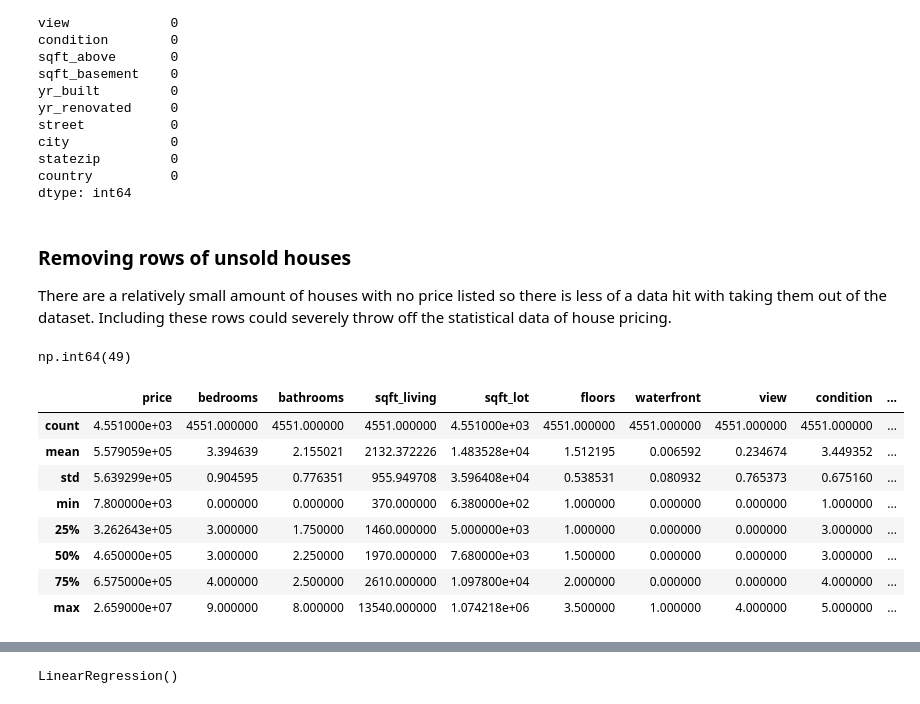
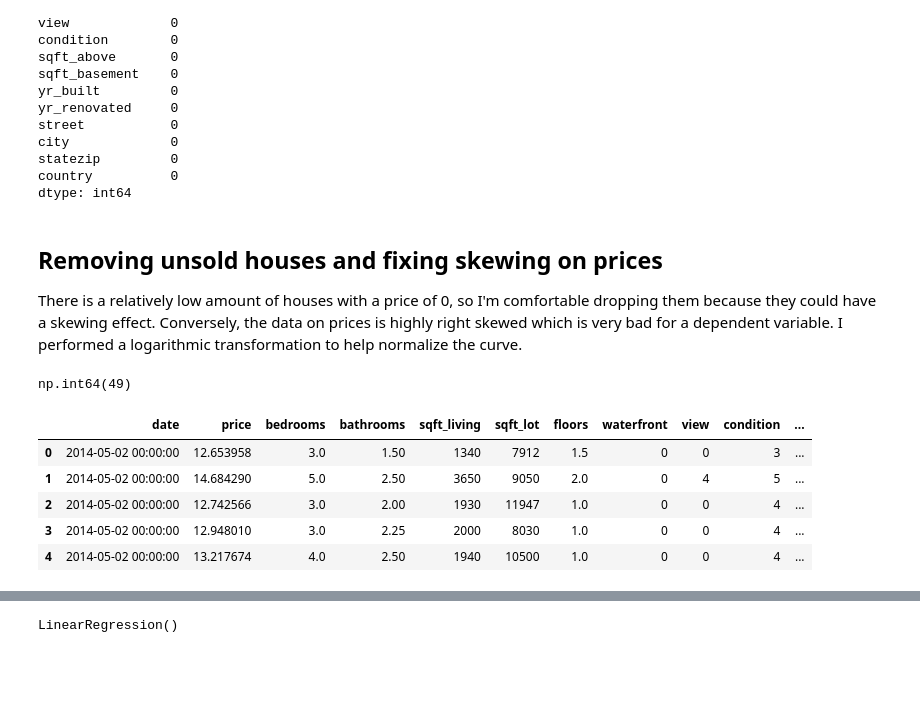
Before and after one commit to Eveybushell/Assignment2, a Jupyter notebook: Assignment_2.ipynb, the cells around one changed output, grey strips where cells are left out. Drawn from its saved outputs; the diff is of its cells as text; code cells hidden in the pictures; blank space fills up the shorter version.

```diff
--- a/Assignment_2.ipynb
+++ b/Assignment_2.ipynb
@@ -79,23 +80,22 @@ city             0
 statezip         0
 country          0
 dtype: int64
-# %% [markdown]
-### Removing rows of unsold houses
-There are a relatively small amount of houses with no price listed so there is less of a data hit with taking them out of the dataset. Including these rows could severely throw off the statistical data of house pricing.
+# %% [markdown]
+## Removing unsold houses and fixing skewing on prices
+
+There is a relatively low amount of houses with a price of 0, so I'm comfortable dropping them because they could have a skewing effect. Conversely, the data on prices is highly right skewed which is very bad for a dependent variable. I performed a logarithmic transformation to help normalize the curve.
 # %%
 (df['price'] == 0).sum()
 # %% [output]
 np.int64(49)
 # %%
 cleaned_df = df[df['price']>0]
-cleaned_df.describe()
+cleaned_df.loc[:,'price'] = np.log(cleaned_df.loc[:,'price'])
+cleaned_df.head()
 # %% [output]
-|  | price | bedrooms | bathrooms | sqft_living | sqft_lot | floors | waterfront | view | condition | ... |
-| count | 4.551000e+03 | 4551.000000 | 4551.000000 | 4551.000000 | 4.551000e+03 | 4551.000000 | 4551.000000 | 4551.000000 | 4551.000000 | ... |
-| mean | 5.579059e+05 | 3.394639 | 2.155021 | 2132.372226 | 1.483528e+04 | 1.512195 | 0.006592 | 0.234674 | 3.449352 | ... |
-| std | 5.639299e+05 | 0.904595 | 0.776351 | 955.949708 | 3.596408e+04 | 0.538531 | 0.080932 | 0.765373 | 0.675160 | ... |
-| min | 7.800000e+03 | 0.000000 | 0.000000 | 370.000000 | 6.380000e+02 | 1.000000 | 0.000000 | 0.000000 | 1.000000 | ... |
-| 25% | 3.262643e+05 | 3.000000 | 1.750000 | 1460.000000 | 5.000000e+03 | 1.000000 | 0.000000 | 0.000000 | 3.000000 | ... |
-| 50% | 4.650000e+05 | 3.000000 | 2.250000 | 1970.000000 | 7.680000e+03 | 1.500000 | 0.000000 | 0.000000 | 3.000000 | ... |
-| 75% | 6.575000e+05 | 4.000000 | 2.500000 | 2610.000000 | 1.097800e+04 | 2.000000 | 0.000000 | 0.000000 | 4.000000 | ... |
-| max | 2.659000e+07 | 9.000000 | 8.000000 | 13540.000000 | 1.074218e+06 | 3.500000 | 1.000000 | 4.000000 | 5.000000 | ... |
+|  | date | price | bedrooms | bathrooms | sqft_living | sqft_lot | floors | waterfront | view | condition | ... |
+| 0 | 2014-05-02 00:00:00 | 12.653958 | 3.0 | 1.50 | 1340 | 7912 | 1.5 | 0 | 0 | 3 | ... |
+| 1 | 2014-05-02 00:00:00 | 14.684290 | 5.0 | 2.50 | 3650 | 9050 | 2.0 | 0 | 4 | 5 | ... |
+| 2 | 2014-05-02 00:00:00 | 12.742566 | 3.0 | 2.00 | 1930 | 11947 | 1.0 | 0 | 0 | 4 | ... |
+| 3 | 2014-05-02 00:00:00 | 12.948010 | 3.0 | 2.25 | 2000 | 8030 | 1.0 | 0 | 0 | 4 | ... |
+| 4 | 2014-05-02 00:00:00 | 13.217674 | 4.0 | 2.50 | 1940 | 10500 | 1.0 | 0 | 0 | 4 | ... |
```
Also changed, not shown: parts of 21 cells of this notebook, 1 other file.
